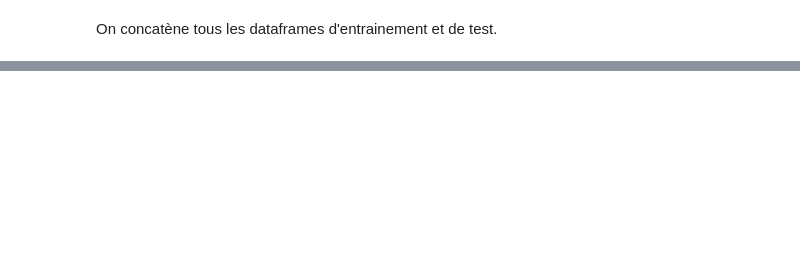
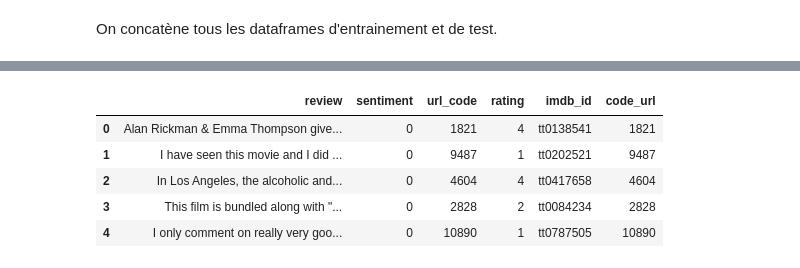
Before and after one commit to marie-ganon/Projet-Python-S1, a Jupyter notebook: Scraping_nettoyage.ipynb, the cells around one changed output, grey strips where cells are left out. Drawn from its saved outputs; the diff is of its cells as text; code cells hidden in the pictures; blank space fills up the shorter version.

```diff
--- a/Scraping_nettoyage.ipynb
+++ b/Scraping_nettoyage.ipynb
@@ -1065,3 +1078,16 @@ df_test.head()
+# %%
+df_testn = df_testn.rename(columns={'test_neg': 'imdb_id'})
+df_testp = df_testp.rename(columns={'test_pos': 'imdb_id'})
+
+df_test=pd.concat([df_testn, df_testp])
+df_test.head()
+# %% [output]
+|  | review | sentiment | url_code | rating | imdb_id | code_url |
+| 0 | Alan Rickman & Emma Thompson give... | 0 | 1821 | 4 | tt0138541 | 1821 |
+| 1 | I have seen this movie and I did ... | 0 | 9487 | 1 | tt0202521 | 9487 |
+| 2 | In Los Angeles, the alcoholic and... | 0 | 4604 | 4 | tt0417658 | 4604 |
+| 3 | This film is bundled along with "... | 0 | 2828 | 2 | tt0084234 | 2828 |
+| 4 | I only comment on really very goo... | 0 | 10890 | 1 | tt0787505 | 10890 |
 # %%
 df_test.to_csv('test_review.csv')
 # %%
```
Also changed, not shown: parts of 8 cells of this notebook.
